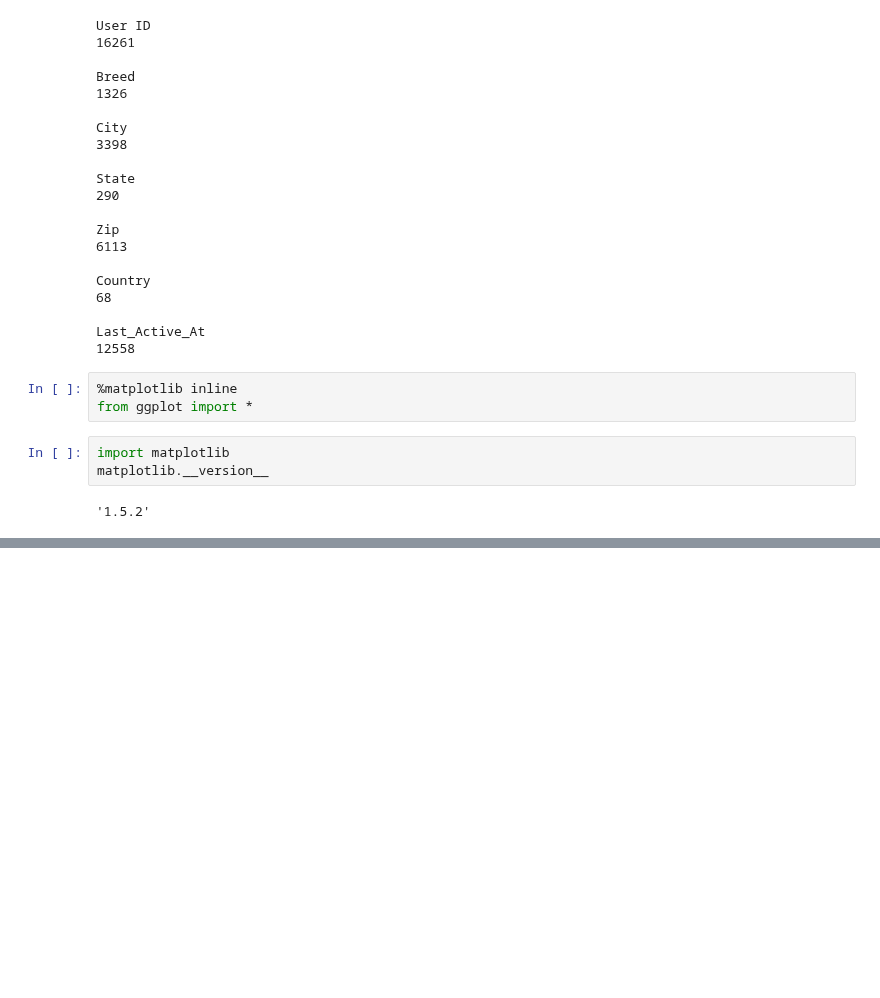
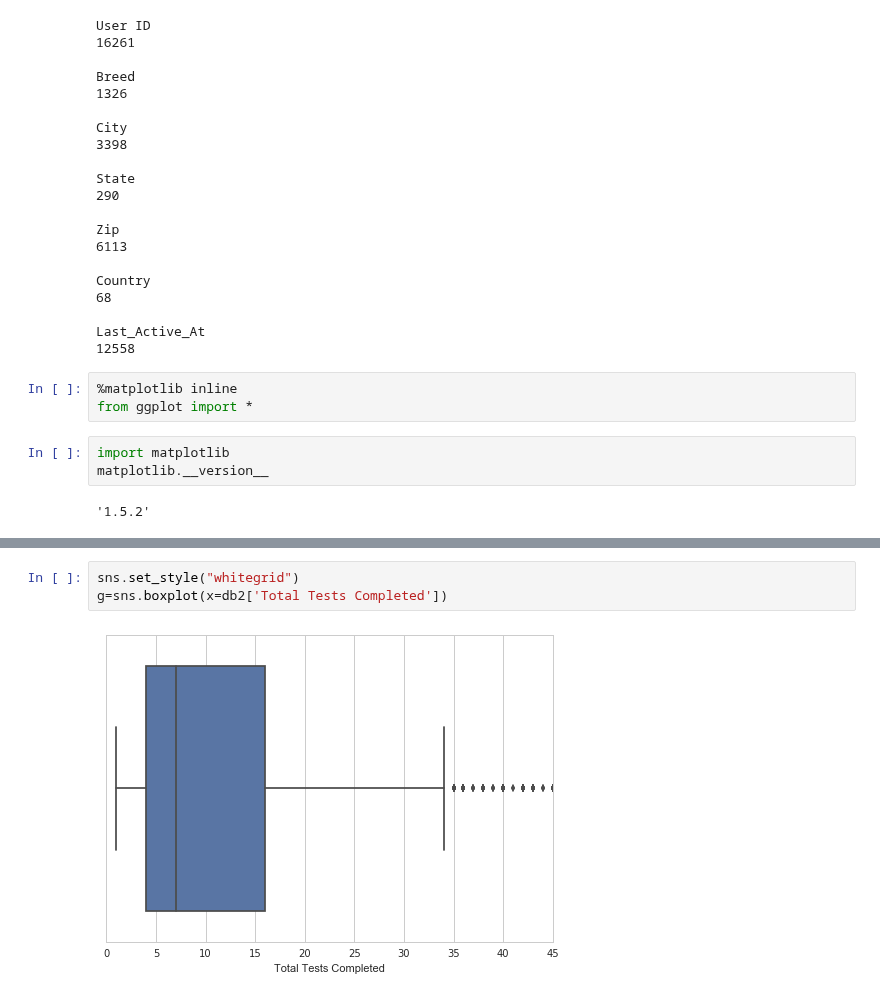
Before and after one commit to arfu2016/dog_id, a Jupyter notebook: 1p2ETL_outliers.ipynb, the cells around one changed output, grey strips where cells are left out. Saved outputs shown, nothing was run; the diff lists cells and outputs as text; blank space fills up the shorter version.

```diff
--- a/1p2ETL_outliers.ipynb
+++ b/1p2ETL_outliers.ipynb
@@ -355,0 +358,5 @@ sns.stripplot(x=db2['Gender'], y=db2['Total Tests Completed'], jitter=.3,  color
+# %%
+sns.set_style("whitegrid")
+g=sns.boxplot(x=db2['Total Tests Completed'])
+# %% [output]
+[figure, added]
```
Also changed, not shown: parts of 13 cells of this notebook.
